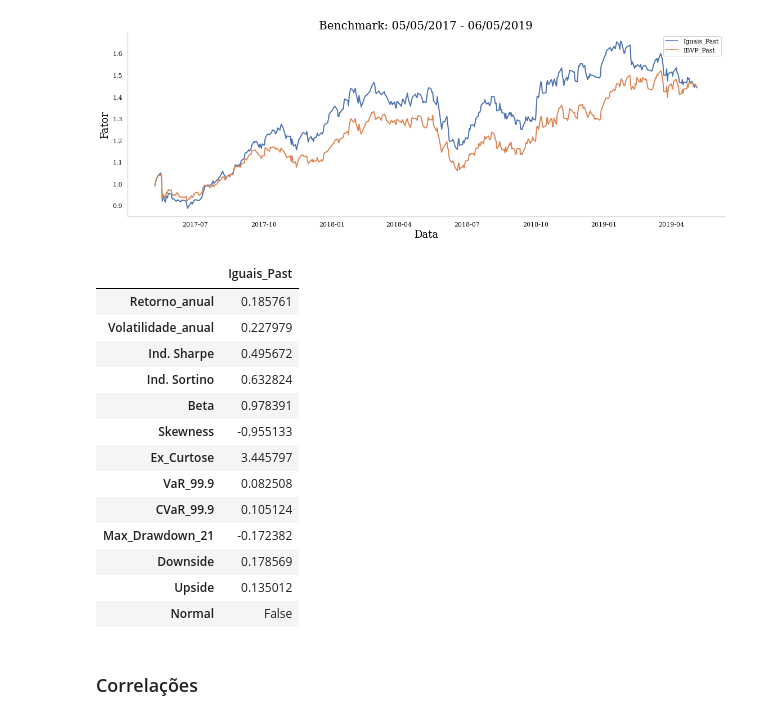
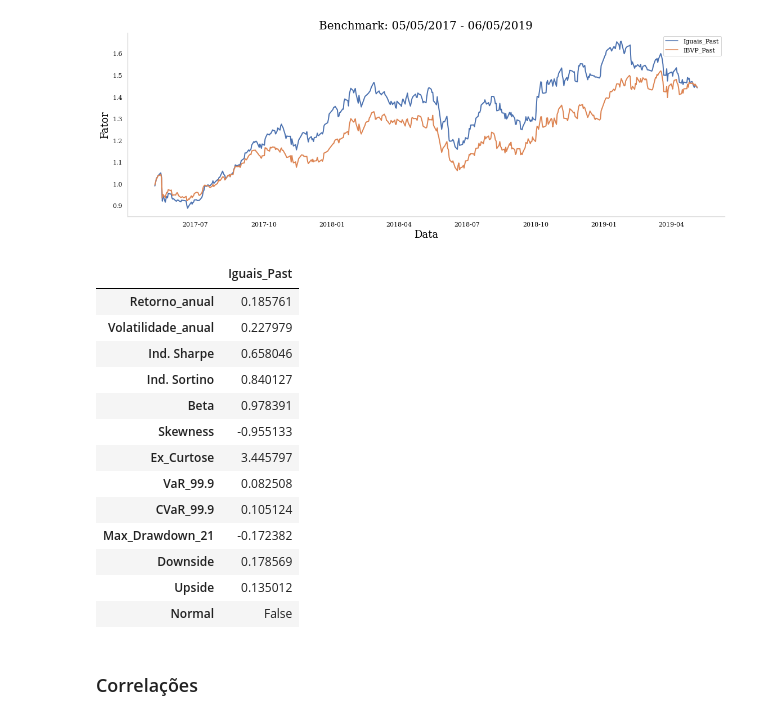
Before and after one commit to savimf/main_portfolio, a Jupyter notebook: comp_random_opt/comparison_random_opt.ipynb, the cells around one changed output. Cells and saved outputs as stored; diff of their text form; code cells hidden in the pictures.

```diff
--- a/comp_random_opt/comparison_random_opt.ipynb
+++ b/comp_random_opt/comparison_random_opt.ipynb
@@ -274,13 +281,13 @@ aux.plot_lines_sns(acoes_past.rol_drawdown(window=window, is_number=False), titl
 Como o download do bvsp é por outro método da biblioteca do investing.com, este não está implementado na classe Portfolio---ainda. Por isso, primeiro baixamos os dados da forma usual, para depois criarmos um objeto Portfolio vazio e o complementarmos.
 # %%
 # baixando os dados
-ibvp_past = aux.ibvp(start_past_dt, end_past_dt)
+# ibvp_past = aux.ibvp(start_past_dt, end_past_dt)
 
 # armazenando em disco
 # jl.dump(ibvp_past, 'past/ibvp_past.pkl')
 
 # carregando-o e transformando em Portfolio
-# ibvp_past = jl.load('past/ibvp_past.pkl')
+ibvp_past = jl.load('past/ibvp_past.pkl')
 
 ibvp_past_pf = Portfolio('IBVP_Past', ['IBVP'])
 ibvp_past_pf.prices = ibvp_past
@@ -306,23 +313,23 @@ acoes_past.benchmark([ibvp_past_pf], plot_in='sns')
 [figure]
 # %%
 # taxa livre de risco - valor médio da Selic no período
-selic_a_past = aux.selic(start_past_dt, end_past_dt, 'a', is_number=True)
+selic_a_past = aux.selic(start_past_dt, end_past_dt, is_number=True, period='a')
 
 # jl.dump(selic_a_past, 'past/selic_a_past.pkl')
 # selic_a_past = jl.load('past/selic_a_past.pkl')
 
 # conjunto de métricas do Portfolio
 acoes_past.metrics(
     risk_free_rate=selic_a_past,
     window=21,
     benchmark=ibvp_past_pf
 )
 # %% [output]
 |  | Iguais_Past |
 | Retorno_anual | 0.185761 |
 | Volatilidade_anual | 0.227979 |
-| Ind. Sharpe | 0.495672 |
-| Ind. Sortino | 0.632824 |
+| Ind. Sharpe | 0.658046 |
+| Ind. Sortino | 0.840127 |
 | Beta | 0.978391 |
 | Skewness | -0.955133 |
 | Ex_Curtose | 3.445797 |
```
Also changed, not shown: parts of 33 cells of this notebook, 2 other files.
